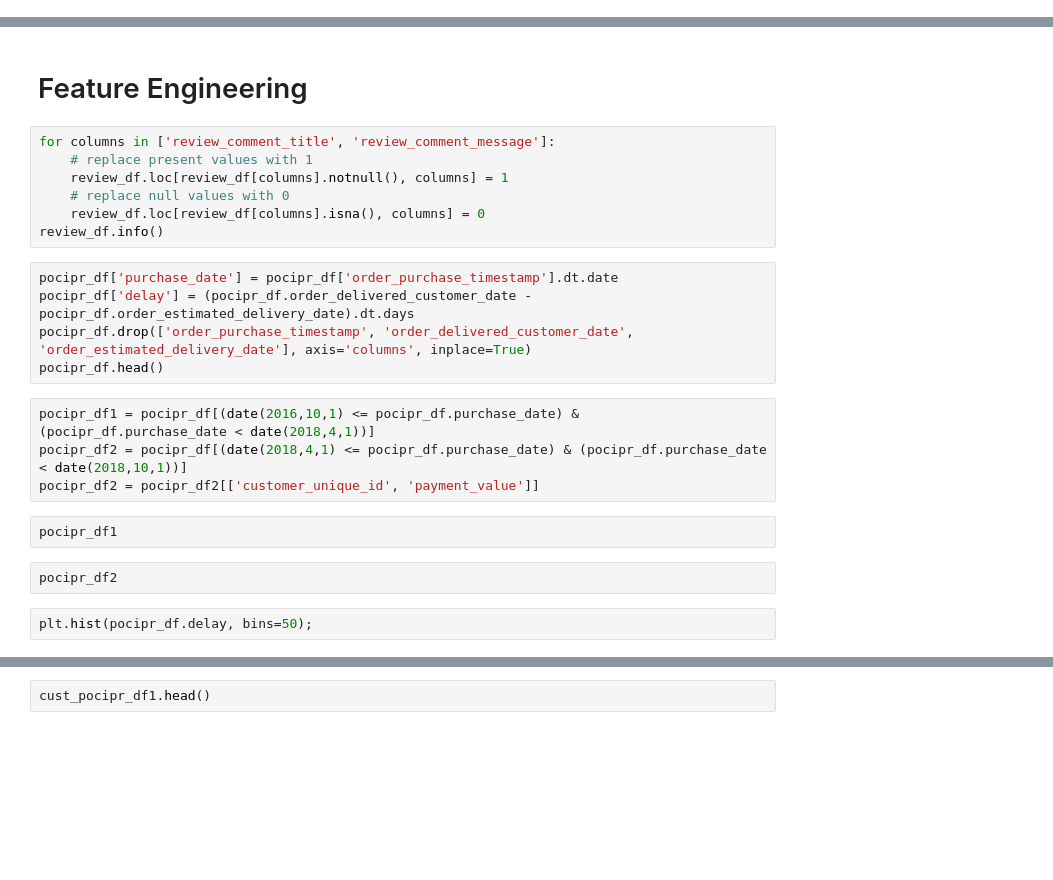
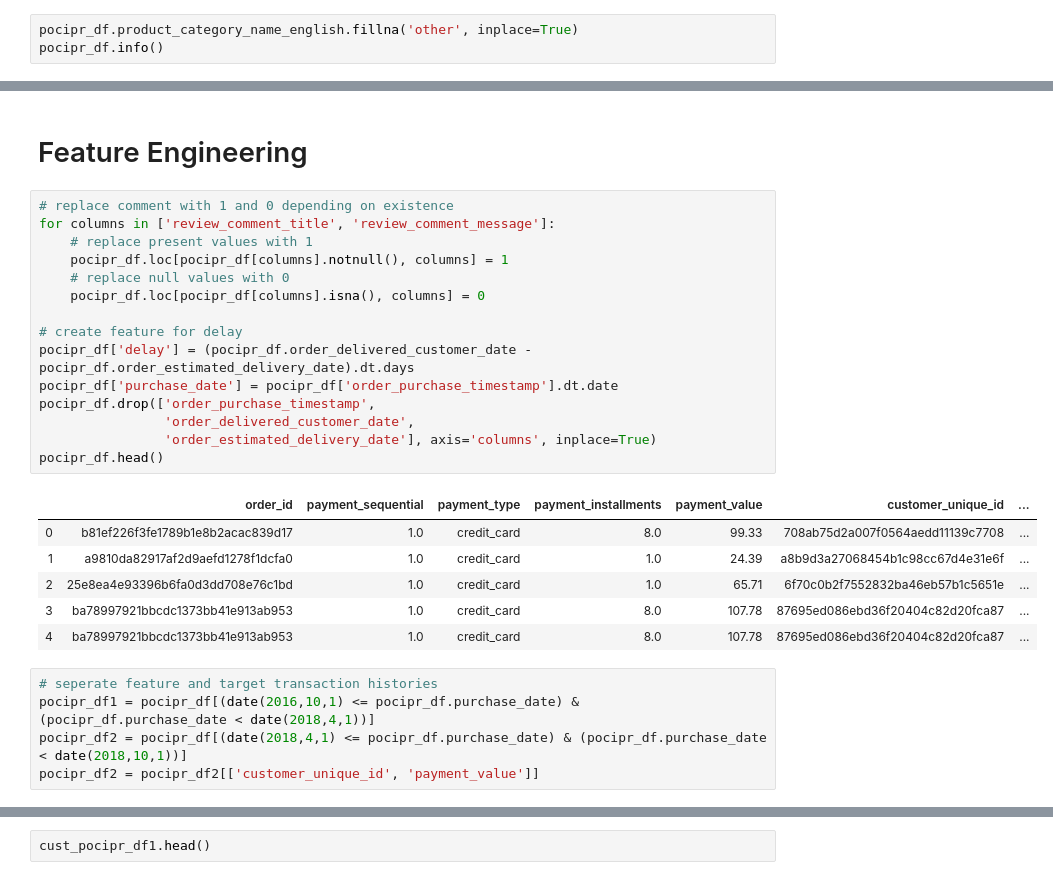
Before and after one commit to alireza-alizadegan/e-commerce-Sales, a Jupyter notebook: Brazil/Value Prediction.ipynb, the cells around one changed output, grey strips where cells are left out. Drawn from its saved outputs; the diff is of its cells as text; blank space fills up the shorter version.

Commit message:
Seperated FE

```diff
--- a/Brazil/Value Prediction.ipynb
+++ b/Brazil/Value Prediction.ipynb
@@ -347,0 +550,3 @@ pocipr_df.info()
+# %%
+pocipr_df.product_category_name_english.fillna('other', inplace=True)
+pocipr_df.info()
@@ -348,24 +573,29 @@ pocipr_df.info()
 # %% [markdown]
 # Feature Engineering
 # %%
+# replace comment with 1 and 0 depending on existence
 for columns in ['review_comment_title', 'review_comment_message']:
     # replace present values with 1
-    review_df.loc[review_df[columns].notnull(), columns] = 1
+    pocipr_df.loc[pocipr_df[columns].notnull(), columns] = 1
     # replace null values with 0
-    review_df.loc[review_df[columns].isna(), columns] = 0
-review_df.info()
+    pocipr_df.loc[pocipr_df[columns].isna(), columns] = 0
+
+# create feature for delay
+pocipr_df['delay'] = (pocipr_df.order_delivered_customer_date - pocipr_df.order_estimated_delivery_date).dt.days
+pocipr_df['purchase_date'] = pocipr_df['order_purchase_timestamp'].dt.date
+pocipr_df.drop(['order_purchase_timestamp',
+                'order_delivered_customer_date',
+                'order_estimated_delivery_date'], axis='columns', inplace=True)
+pocipr_df.head()
+# %% [output]
+|  | order_id | payment_sequential | payment_type | payment_installments | payment_value | customer_unique_id | ... |
+| 0 | b81ef226f3fe1789b1e8b2acac839d17 | 1.0 | credit_card | 8.0 | 99.33 | 708ab75d2a007f0564aedd11139c7708 | ... |
+| 1 | a9810da82917af2d9aefd1278f1dcfa0 | 1.0 | credit_card | 1.0 | 24.39 | a8b9d3a27068454b1c98cc67d4e31e6f | ... |
+| 2 | 25e8ea4e93396b6fa0d3dd708e76c1bd | 1.0 | credit_card | 1.0 | 65.71 | 6f70c0b2f7552832ba46eb57b1c5651e | ... |
+| 3 | ba78997921bbcdc1373bb41e913ab953 | 1.0 | credit_card | 8.0 | 107.78 | 87695ed086ebd36f20404c82d20fca87 | ... |
+| 4 | ba78997921bbcdc1373bb41e913ab953 | 1.0 | credit_card | 8.0 | 107.78 | 87695ed086ebd36f20404c82d20fca87 | ... |
-# %%
-pocipr_df['purchase_date'] = pocipr_df['order_purchase_timestamp'].dt.date
-pocipr_df['delay'] = (pocipr_df.order_delivered_customer_date - pocipr_df.order_estimated_delivery_date).dt.days
-pocipr_df.drop(['order_purchase_timestamp', 'order_delivered_customer_date', 'order_estimated_delivery_date'], axis='columns', inplace=True)
-pocipr_df.head()
 # %%
+# seperate feature and target transaction histories
 pocipr_df1 = pocipr_df[(date(2016,10,1) <= pocipr_df.purchase_date) & (pocipr_df.purchase_date < date(2018,4,1))]
 pocipr_df2 = pocipr_df[(date(2018,4,1) <= pocipr_df.purchase_date) & (pocipr_df.purchase_date < date(2018,10,1))]
 pocipr_df2 = pocipr_df2[['customer_unique_id', 'payment_value']]
-# %%
-pocipr_df1
-# %%
-pocipr_df2
-# %%
-plt.hist(pocipr_df.delay, bins=50);
```
Also changed, not shown: parts of 37 cells of this notebook, 1 other file.
